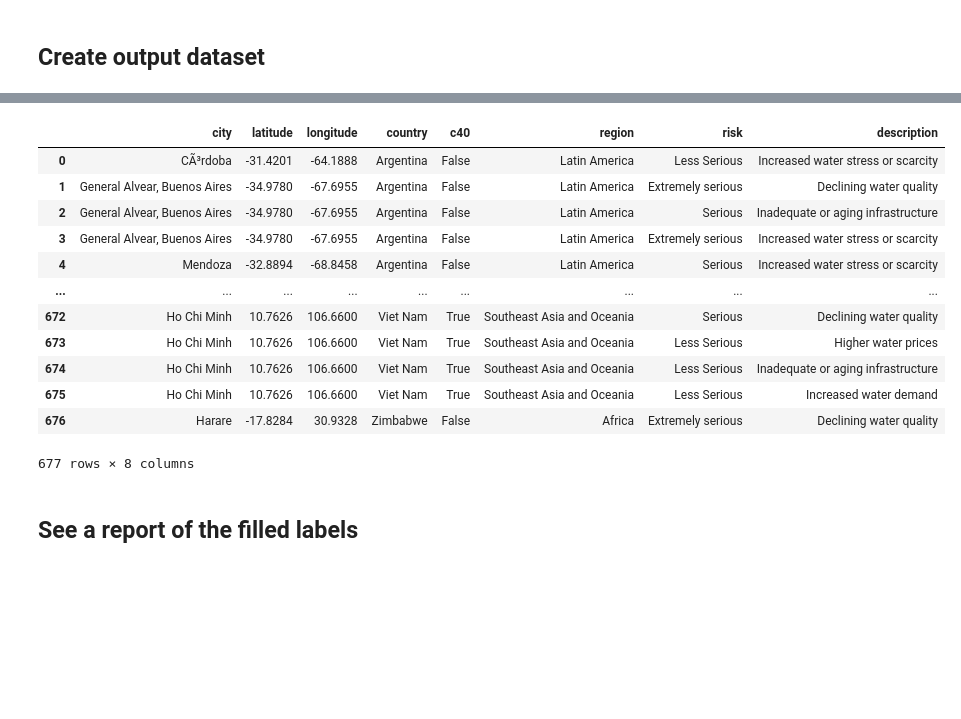
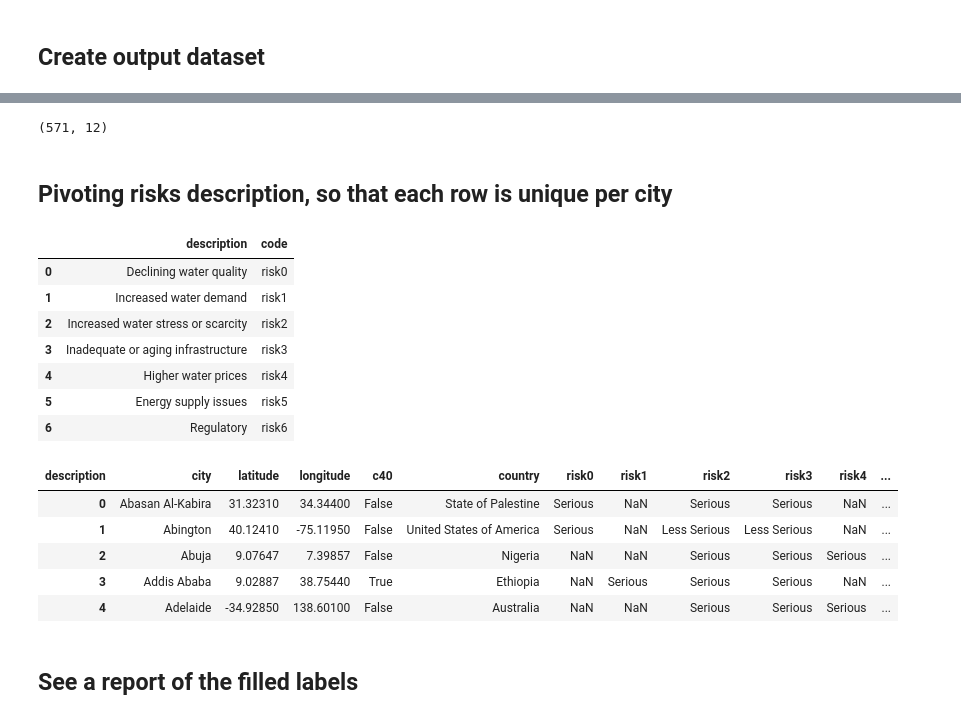
Before and after one commit to MDAIceland/WaterSecurity, a Jupyter notebook: labeled_preprocessing/Dataset Normalization and Imputation.ipynb, the cells around one changed output, grey strips where cells are left out. Cells and saved outputs as stored; diff of their text form; code cells hidden in the pictures; blank space fills up the shorter version.

```diff
--- a/labeled_preprocessing/Dataset Normalization and Imputation.ipynb
+++ b/labeled_preprocessing/Dataset Normalization and Imputation.ipynb
@@ -502,9 +543,9 @@ Name: risks_to_citys_water_supply, dtype: int64
 **based on fitted encoders and SimilarityAnalysis objects**
 # %%
 cw_data[cols_to_encode] = cw_data[cols_to_encode].fillna('nan')
-encoded = np.array([encoders[x].transform(cw_data[x]) for x in encoders]).T.astype(float)
+encoded = np.array([encoders[x].transform(cw_data[x]) for x in cols_to_encode]).T.astype(float)
 for t in range(len(cols_to_encode)):
-    encoded[encoded[:,t] == np.where(encoders[cols_to_encode[t]].classes_=='nan')[0]] = np.nan
+    encoded[encoded[:,t] == np.where(encoders[cols_to_encode[t]].classes_=='nan')[0],t] = np.nan
 # %%
 all_vectorized = np.hstack([analyses[x].transform(cw_data[x]) for x in value_columns if x in list_columns])
 # %% [markdown]
@@ -535,6 +575,7 @@ all_imputed_y_dec = np.array([
 # %%
 cw_data_imputed = cw_data.copy()
 cw_data_imputed[cols_to_encode] = all_imputed_y_dec
+cw_data_imputed.drop_duplicates(id_columns,inplace=True)
 # %% [markdown]
 ## Plot features correlation
 # %%
@@ -561,0 +618,25 @@ final_labeled_data.to_csv(os.path.join(LABELED_DIR, "labeled_cities.csv"),index=
+# %%
+cw_data_imputed[id_columns].drop_duplicates().shape
+# %% [output]
+(571, 12)
+# %% [markdown]
+## Pivoting risks description, so that each row is unique per city
+# %%
+risks = final_labeled_data.description.unique()
+risks_description = {risk: f'risk{c}' for c,risk in enumerate(risks)}
+risks_df = pd.Series(risks_description).to_frame()
+risks_df.reset_index(inplace=True)
+risks_df.columns=['description','code']
+final_labeled_data['description'] = final_labeled_data['description'].apply(lambda x: risks_description[x])
+risks_df
+# %% [output]
+|  | description | code |
+| 0 | Declining water quality | risk0 |
+| 1 | Increased water demand | risk1 |
+| 2 | Increased water stress or scarcity | risk2 |
+| 3 | Inadequate or aging infrastructure | risk3 |
+| 4 | Higher water prices | risk4 |
+| 5 | Energy supply issues | risk5 |
+| 6 | Regulatory | risk6 |
+# %%
+final_labeled_data = final_labeled_data.pivot(index=['city','latitude','longitude','c40', 'country'], columns='description', values='risk').reset_index()
@@ -562,19 +646,12 @@ final_labeled_data.to_csv(os.path.join(LABELED_DIR, "labeled_cities.csv"),index=
 # %%
-final_labeled_data
+final_labeled_data.head()
 # %% [output]
-|  | city | latitude | longitude | country | c40 | region | risk | description |
-| 0 | CÃ³rdoba | -31.4201 | -64.1888 | Argentina | False | Latin America | Less Serious | Increased water stress or scarcity |
-| 1 | General Alvear, Buenos Aires | -34.9780 | -67.6955 | Argentina | False | Latin America | Extremely serious | Declining water quality |
-| 2 | General Alvear, Buenos Aires | -34.9780 | -67.6955 | Argentina | False | Latin America | Serious | Inadequate or aging infrastructure |
-| 3 | General Alvear, Buenos Aires | -34.9780 | -67.6955 | Argentina | False | Latin America | Extremely serious | Increased water stress or scarcity |
-| 4 | Mendoza | -32.8894 | -68.8458 | Argentina | False | Latin America | Serious | Increased water stress or scarcity |
-| ... | ... | ... | ... | ... | ... | ... | ... | ... |
-| 672 | Ho Chi Minh | 10.7626 | 106.6600 | Viet Nam | True | Southeast Asia and Oceania | Serious | Declining water quality |
-| 673 | Ho Chi Minh | 10.7626 | 106.6600 | Viet Nam | True | Southeast Asia and Oceania | Less Serious | Higher water prices |
-| 674 | Ho Chi Minh | 10.7626 | 106.6600 | Viet Nam | True | Southeast Asia and Oceania | Less Serious | Inadequate or aging infrastructure |
-| 675 | Ho Chi Minh | 10.7626 | 106.6600 | Viet Nam | True | Southeast Asia and Oceania | Less Serious | Increased water demand |
-| 676 | Harare | -17.8284 | 30.9328 | Zimbabwe | False | Africa | Extremely serious | Declining water quality |
+| description | city | latitude | longitude | c40 | country | risk0 | risk1 | risk2 | risk3 | risk4 | ... |
+| 0 | Abasan Al-Kabira | 31.32310 | 34.34400 | False | State of Palestine | Serious | NaN | Serious | Serious | NaN | ... |
+| 1 | Abington | 40.12410 | -75.11950 | False | United States of America | Serious | NaN | Less Serious | Less Serious | NaN | ... |
+| 2 | Abuja | 9.07647 | 7.39857 | False | Nigeria | NaN | NaN | Serious | Serious | Serious | ... |
+| 3 | Addis Ababa | 9.02887 | 38.75440 | True | Ethiopia | NaN | Serious | Serious | Serious | NaN | ... |
+| 4 | Adelaide | -34.92850 | 138.60100 | False | Australia | NaN | NaN | Serious | Serious | Serious | ... |
-677 rows × 8 columns
 # %% [markdown]
 ## See a report of the filled labels
 # %%
```
Also changed, not shown: parts of 43 cells of this notebook, 12 other files.
